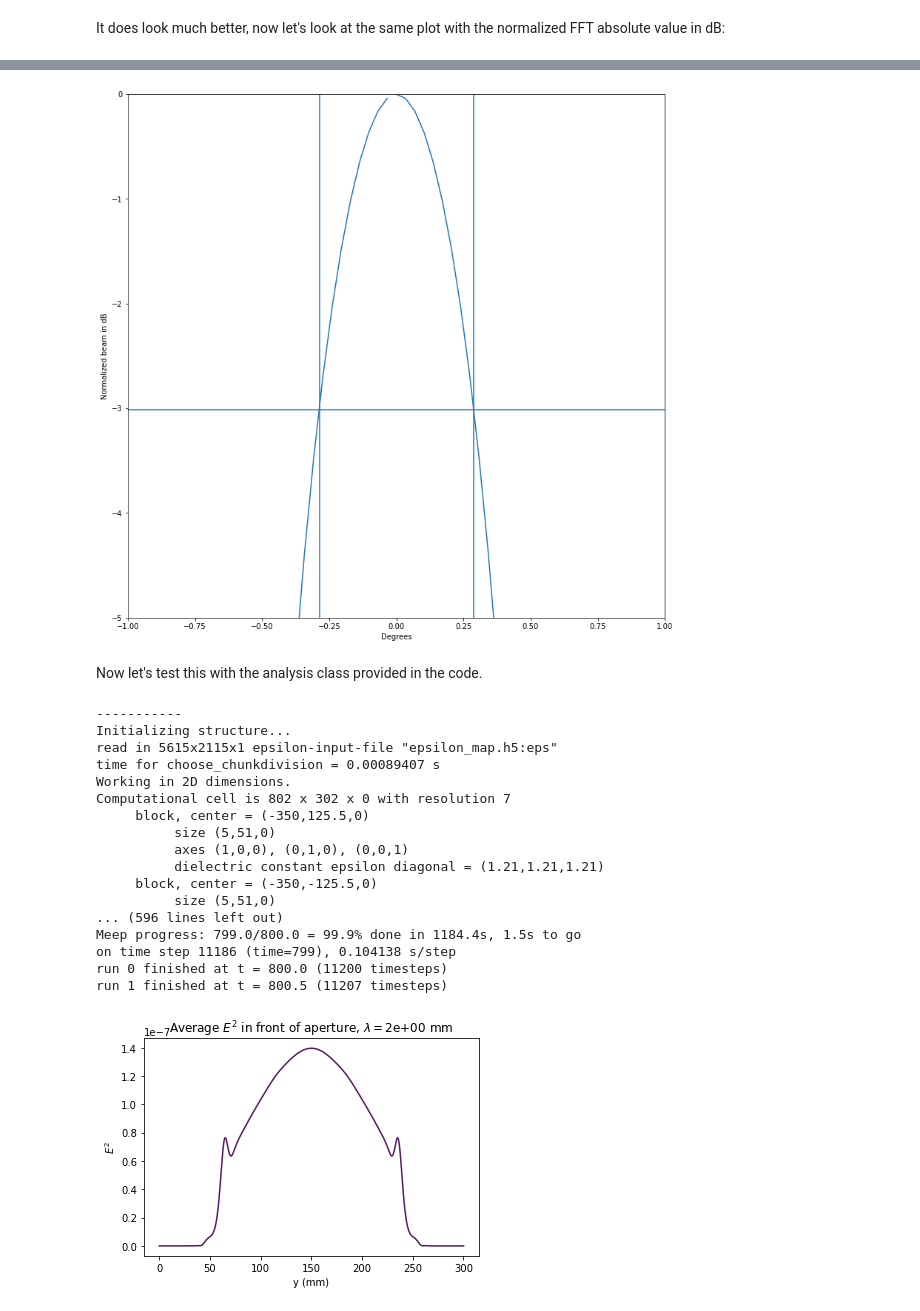
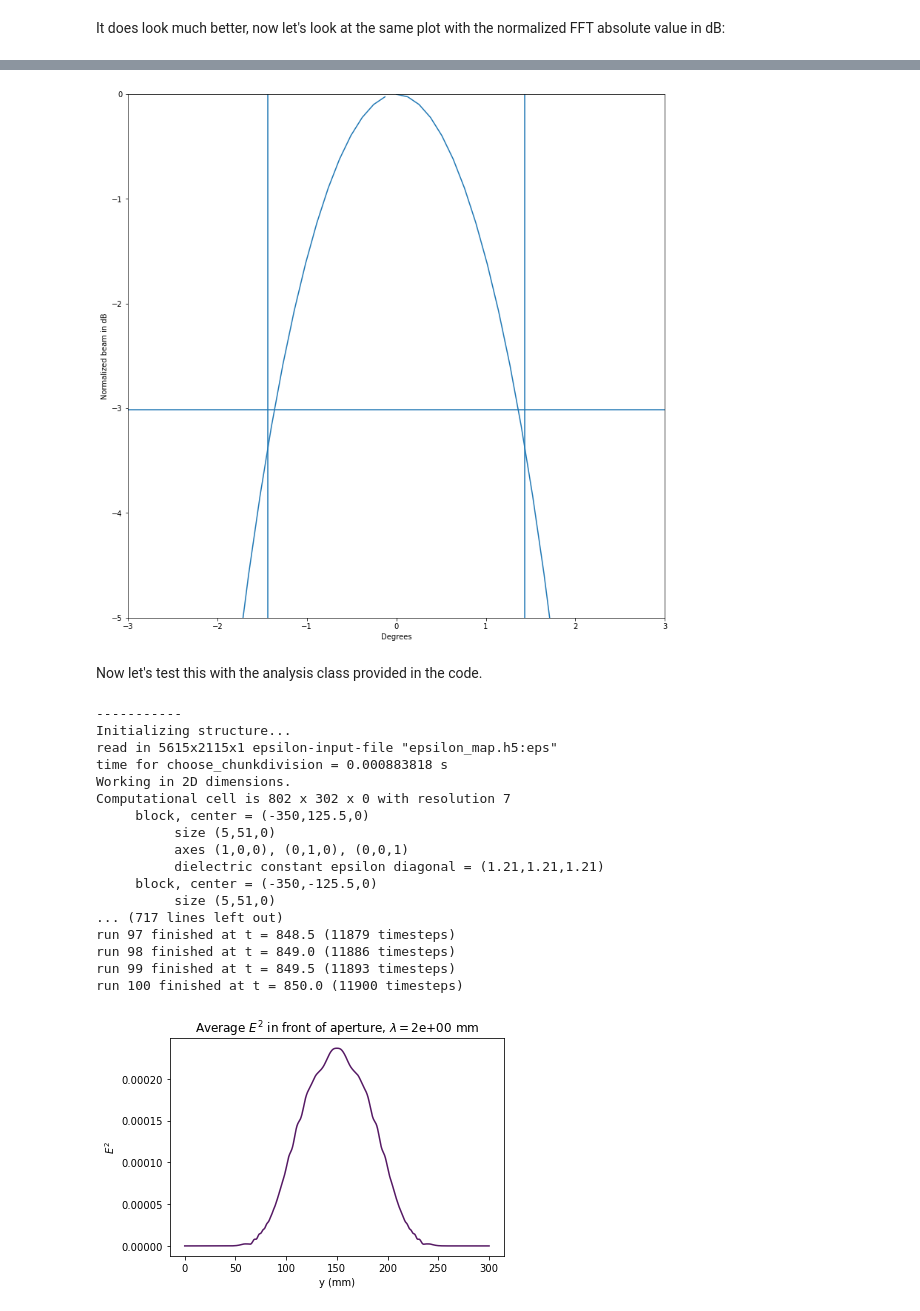
Before and after one commit to MolinAlexei/MEEPART, a Jupyter notebook: Optical_system_analysis.ipynb, the cells around one changed output, grey strips where cells are left out. Drawn from its saved outputs; the diff is of its cells as text; code cells hidden in the pictures.

```diff
--- a/Optical_system_analysis.ipynb
+++ b/Optical_system_analysis.ipynb
@@ -16,7 +18,7 @@ lens1 = AsphericLens(name = 'Lens 1',
                      c1 = -0.66067,
                      c2 = 0,
                      thick = 40,
-                     x = 130.+50.,
+                     x = 130.+10.,
                      y = 0.,
                      AR_left = .5, AR_right = .5,
                      AR_delamination = 0.)
@@ -27,20 +29,20 @@ lens2 = AsphericLens(name = 'Lens 2',
                      c1 = -2.4029,
                      c2 = 1770.36,
                      thick = 40,
-                     x = 40.+130.+369.408+50.,
+                     x = 40.+130.+369.408+10.,
                      y = 0.,
                      AR_left = .5, AR_right = .5,
                      AR_delamination = 0.)
 
 aperture_stop = ApertureStop(name = 'Aperture Stop',
-                             pos_x = 50,
+                             pos_x = 10,
                              diameter = 200,
                              thickness = 5,
-                             n_refr = 1.1,
-                             conductivity = 1e7)
+                             n_refr = 1,
+                             conductivity = 100)
 
 image_plane = ImagePlane(name = 'Image Plane',
-                         pos_x = 50+714.704,
+                         pos_x = 10+714.704,
                          diameter = 300,
                          thickness = 2,
                          n_refr = 1.1,
@@ -53,3 +52,7 @@ dpml = np.int(np.around(0.5*1/study_freq))
+# %%
+wavelength = 2
+res = 7
+dpml = 5
 # %% [markdown]
 Because the assembly process is always the same, let's wrap in a single function :
 # %%
@@ -203,40 +294,40 @@ We can check the FWHM that we know is supposed to be $\frac{\lambda}{D} \cdot \f
 # %%
 plt.figure(figsize = (13,13))
 plt.plot(degrees, fft_dB)
-plt.hlines(10*np.log10(.5), -1, 1)
-plt.vlines([-0.573/2, 0.573/2], -5, 0)
-plt.xlim((-1,1))
+plt.hlines(10*np.log10(.5), -3, 3)
+plt.vlines([-wavelength*180/(2*200*np.pi), wavelength*180/(2*200*np.pi)], -5, 0)
+plt.xlim((-3,3))
 plt.ylim((-5, 0))
 plt.xlabel('Degrees')
 plt.ylabel('Normalized beam in dB')
 plt.show()
 # %% [output]
-[figure, old version]
+[figure, new version]
 # %% [markdown]
 Now let's test this with the analysis class provided in the code.
 # %%
 opt_sys = system_assembly(lens1, lens2, aperture_stop, image_plane, res = 7, dpml = 1)
-sim = Sim(opt_sys)
-analysis = Analysis(sim)
-analysis.image_plane_beams(wavelength = 2, wvl_width = 0.1, sourcetype='Gaussian beam multichromatic',
+sim2 = Sim(opt_sys)
+analysis2 = Analysis(sim2)
+analysis2.image_plane_beams(wavelength = 2, fwidth = 0.1, sourcetype='Gaussian beam multichromatic',
                                 y_max = 100, Nb_sources = 1, sim_resolution = 7)
 # %% [output]
 -----------
 Initializing structure...
 read in 5615x2115x1 epsilon-input-file "epsilon_map.h5:eps"
-time for choose_chunkdivision = 0.00089407 s
+time for choose_chunkdivision = 0.000883818 s
 Working in 2D dimensions.
 Computational cell is 802 x 302 x 0 with resolution 7
      block, center = (-350,125.5,0)
           size (5,51,0)
           axes (1,0,0), (0,1,0), (0,0,1)
           dielectric constant epsilon diagonal = (1.21,1.21,1.21)
      block, center = (-350,-125.5,0)
           size (5,51,0)
-... (596 lines left out)
-Meep progress: 799.0/800.0 = 99.9% done in 1184.4s, 1.5s to go
-on time step 11186 (time=799), 0.104138 s/step
-run 0 finished at t = 800.0 (11200 timesteps)
-run 1 finished at t = 800.5 (11207 timesteps)
+... (717 lines left out)
+run 97 finished at t = 848.5 (11879 timesteps)
+run 98 finished at t = 849.0 (11886 timesteps)
+run 99 finished at t = 849.5 (11893 timesteps)
+run 100 finished at t = 850.0 (11900 timesteps)
-[figure, old version]
+[figure, new version]
 # %%
```
Also changed, not shown: parts of 59 cells of this notebook, 3 other files.
